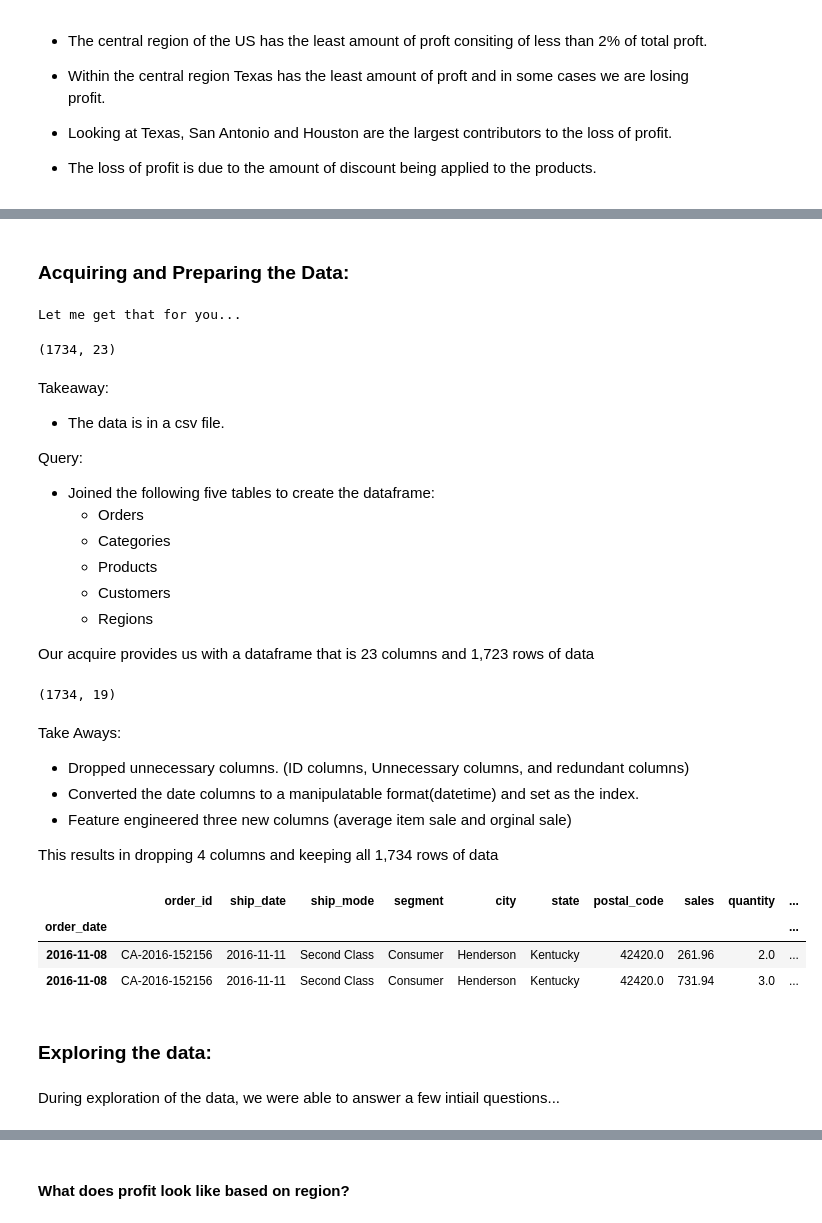
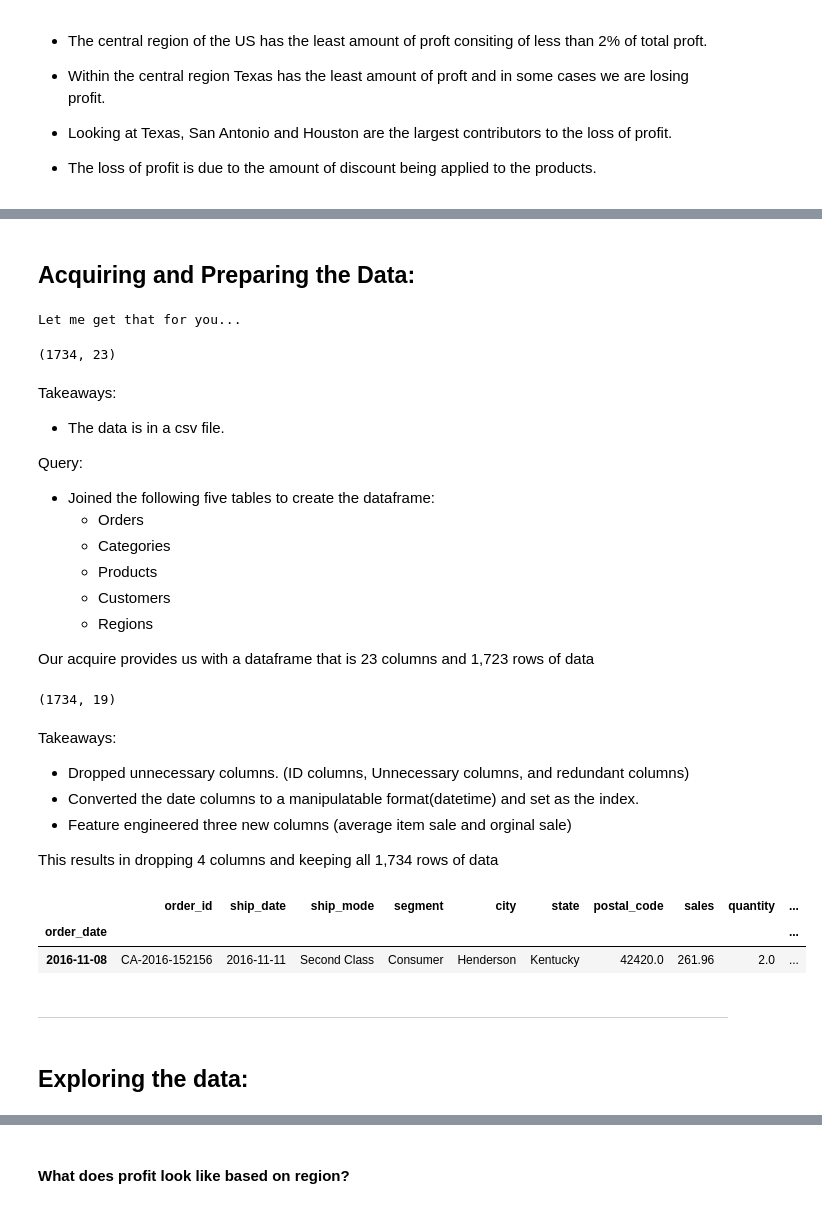
Before and after one commit to CJ-time-series-project/CJ-time-series-project, a Jupyter notebook: final_report.ipynb, the cells around one changed output, grey strips where cells are left out. Drawn from its saved outputs; the diff is of its cells as text; code cells hidden in the pictures.

```diff
--- a/final_report.ipynb
+++ b/final_report.ipynb
@@ -36,5 +40,5 @@ Reported by Craig C. and Jerry N.
 # %% [markdown]
-### Acquiring and Preparing the Data:
+## Acquiring and Preparing the Data:
 # %%
 df = w.get_superstore_data()
 df.shape
@@ -42,7 +46,7 @@ df.shape
 Let me get that for you...
 (1734, 23)
 # %% [markdown]
-Takeaway:
+Takeaways:
 - The data is in a csv file.
 
 Query:
@@ -60,20 +64,19 @@ df.shape
 # %% [output]
 (1734, 19)
 # %% [markdown]
-Take Aways:
+Takeaways:
 - Dropped unnecessary columns. (ID columns, Unnecessary columns, and redundant columns)
 - Converted the date columns to a manipulatable format(datetime) and set as the index.
 - Feature engineered three new columns (average item sale and orginal sale)
 
 This results in dropping 4 columns and keeping all 1,734 rows of data
 # %%
-df.head(2)
+df.head(1)
 # %% [output]
 |  | order_id | ship_date | ship_mode | segment | city | state | postal_code | sales | quantity | ... |
 | order_date |  |  |  |  |  |  |  |  |  | ... |
 | 2016-11-08 | CA-2016-152156 | 2016-11-11 | Second Class | Consumer | Henderson | Kentucky | 42420.0 | 261.96 | 2.0 | ... |
-| 2016-11-08 | CA-2016-152156 | 2016-11-11 | Second Class | Consumer | Henderson | Kentucky | 42420.0 | 731.94 | 3.0 | ... |
+# %% [markdown]
+----
 # %% [markdown]
-### Exploring the data:
+## Exploring the data:
-# %% [markdown]
-During exploration of the data, we were able to answer a few intiail questions...
```
Also changed, not shown: parts of 23 cells of this notebook.
